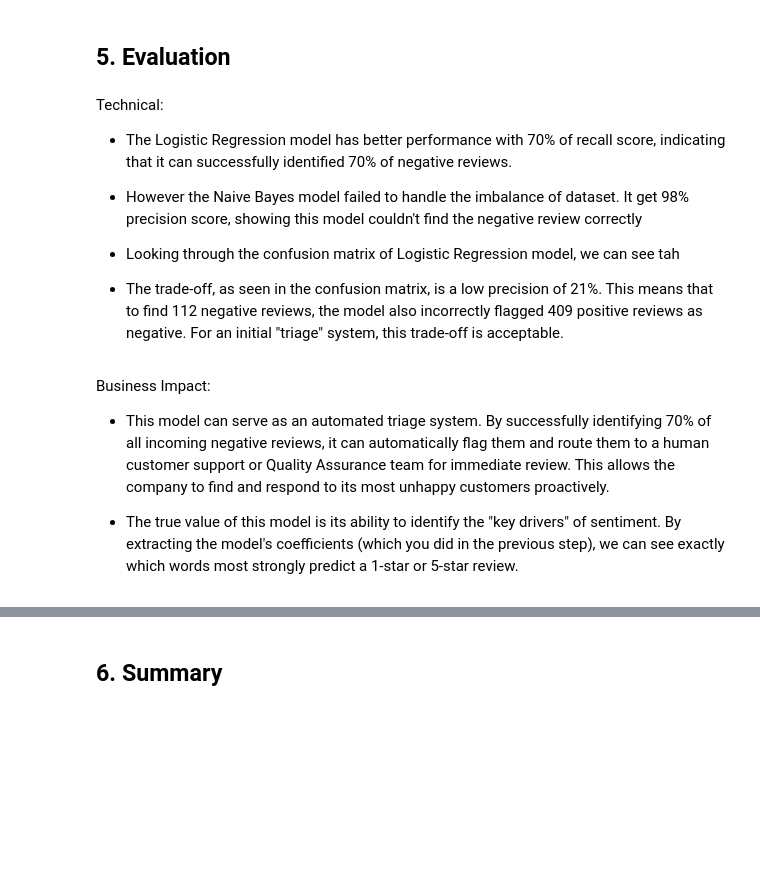
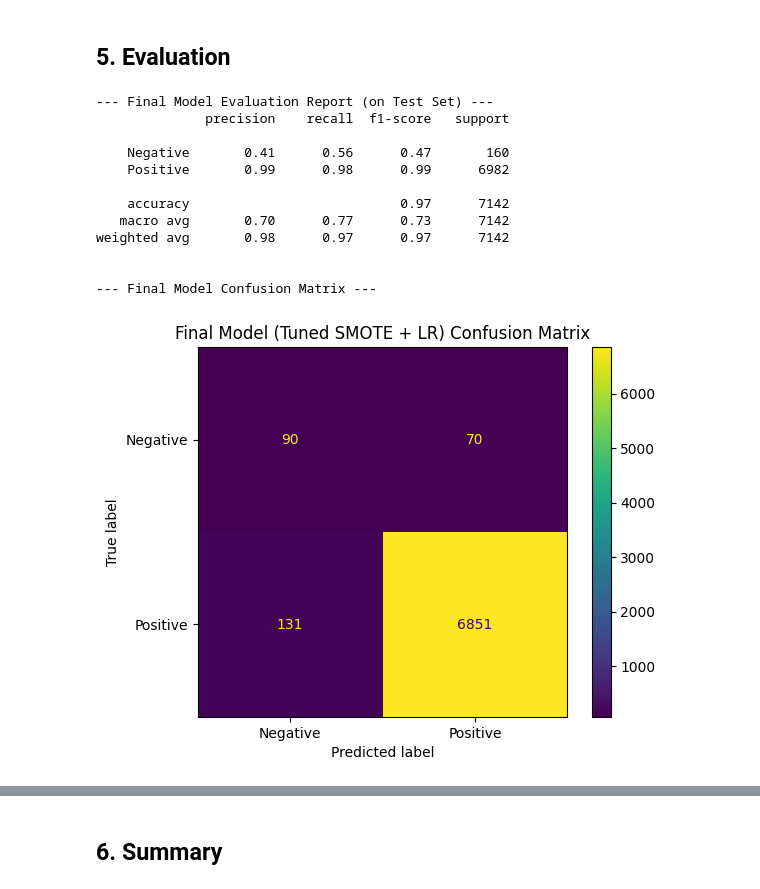
Before and after one commit to hungkaihsin/Capstone-Projet-of-Customer-Analytics, a Jupyter notebook: main.ipynb, the cells around one changed output, grey strips where cells are left out. Drawn from its saved outputs; the diff is of its cells as text; code cells hidden in the pictures; blank space fills up the shorter version.

Commit message:
feat: hyper parameter tuning & evaluation & Summary

```diff
--- a/main.ipynb
+++ b/main.ipynb
@@ -327,0 +393,12 @@ X_train, X_test, y_train, y_test = train_test_split(X, y, test_size=0.2, random_
+# %%
+pipeline_lr = Pipeline([
+    ('tfidf', TfidfVectorizer(max_features=5000)),
+    ('clf', LogisticRegression(class_weight='balanced', random_state=42, solver='liblinear'))
+])
+
+
+pipeline_lr.fit(X_train, y_train)
+y_pred_lr = pipeline_lr.predict(X_test)
+
+print("\n--- Logistic Regression Report ---")
+print(classification_report(y_test, y_pred_lr))
@@ -327,0 +419,12 @@ X_train, X_test, y_train, y_test = train_test_split(X, y, test_size=0.2, random_
+# %%
+pipeline_svc = Pipeline([
+    ('tfidf', TfidfVectorizer(max_features=5000)),
+    ('scaler', MaxAbsScaler()),
+    ('clf', LinearSVC(class_weight='balanced', random_state=42, max_iter=2000))
+])
+
+pipeline_svc.fit(X_train, y_train)
+y_pred_svc = pipeline_svc.predict(X_test)
+
+print("\n--- Linear SVC Report ---")
+print(classification_report(y_test, y_pred_svc))
@@ -472,18 +684,35 @@ weighted avg       0.97      0.95      0.96      7142
 # %% [markdown]
 ## 5. Evaluation
-# %% [markdown]
-Technical:
-
-- The Logistic Regression model has better performance with 70% of recall score, indicating that it can successfully identified 70% of negative reviews.
-
-
-- However the Naive Bayes model failed to handle the imbalance of dataset. It get 98% precision score, showing this model couldn't find the negative review correctly
-
-- Looking through the confusion matrix of Logistic Regression model, we can see tah
-
-- The trade-off, as seen in the confusion matrix, is a low precision of 21%. This means that to find 112 negative reviews, the model also incorrectly flagged 409 positive reviews as negative. For an initial "triage" system, this trade-off is acceptable.
-# %% [markdown]
-Business Impact:
-- This model can serve as an automated triage system. By successfully identifying 70% of all incoming negative reviews, it can automatically flag them and route them to a human customer support or Quality Assurance team for immediate review. This allows the company to find and respond to its most unhappy customers proactively.
-
-- The true value of this model is its ability to identify the "key drivers" of sentiment. By extracting the model's coefficients (which you did in the previous step), we can see exactly which words most strongly predict a 1-star or 5-star review.
+# %%
+
+final_model = random_search_smote_lr.best_estimator_
+
+# 2. Get predictions on the hold-out test set
+y_pred_final = final_model.predict(X_test)
+
+# 3. Print the final classification report
+print("--- Final Model Evaluation Report (on Test Set) ---")
+print(classification_report(y_test, y_pred_final, labels=[0, 1], target_names=['Negative', 'Positive']))
+
+# 4. Plot the final confusion matrix
+cm_final = confusion_matrix(y_test, y_pred_final)
+disp_final = ConfusionMatrixDisplay(confusion_matrix=cm_final, display_labels=['Negative', 'Positive'])
+
+print("\n--- Final Model Confusion Matrix ---")
+disp_final.plot()
+plt.title('Final Model (Tuned SMOTE + LR) Confusion Matrix')
+plt.show()
+# %% [output]
+--- Final Model Evaluation Report (on Test Set) ---
+              precision    recall  f1-score   support
+
+    Negative       0.41      0.56      0.47       160
+    Positive       0.99      0.98      0.99      6982
+
+    accuracy                           0.97      7142
+   macro avg       0.70      0.77      0.73      7142
+weighted avg       0.98      0.97      0.97      7142
+
+
+--- Final Model Confusion Matrix ---
+[figure, added]
```
Also changed, not shown: parts of 40 cells of this notebook, 39 other files.
